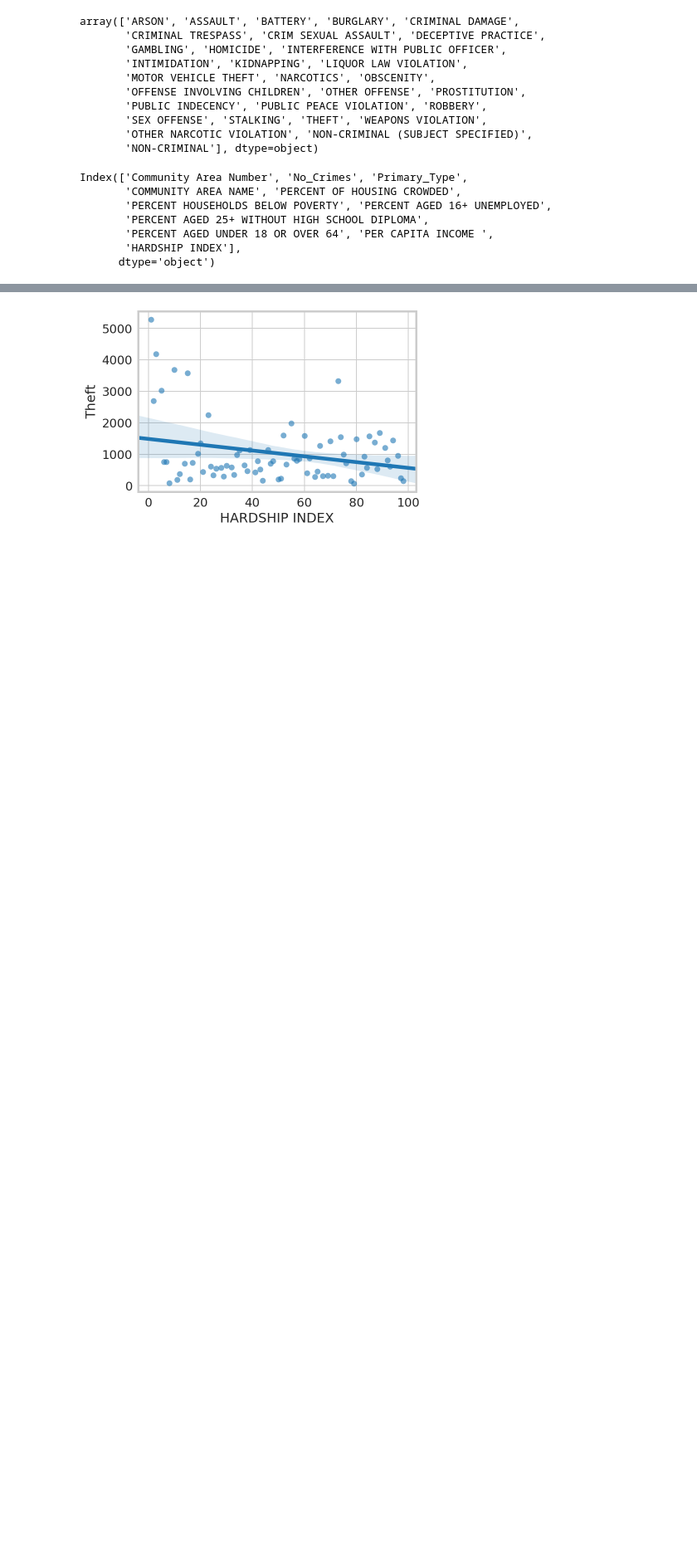
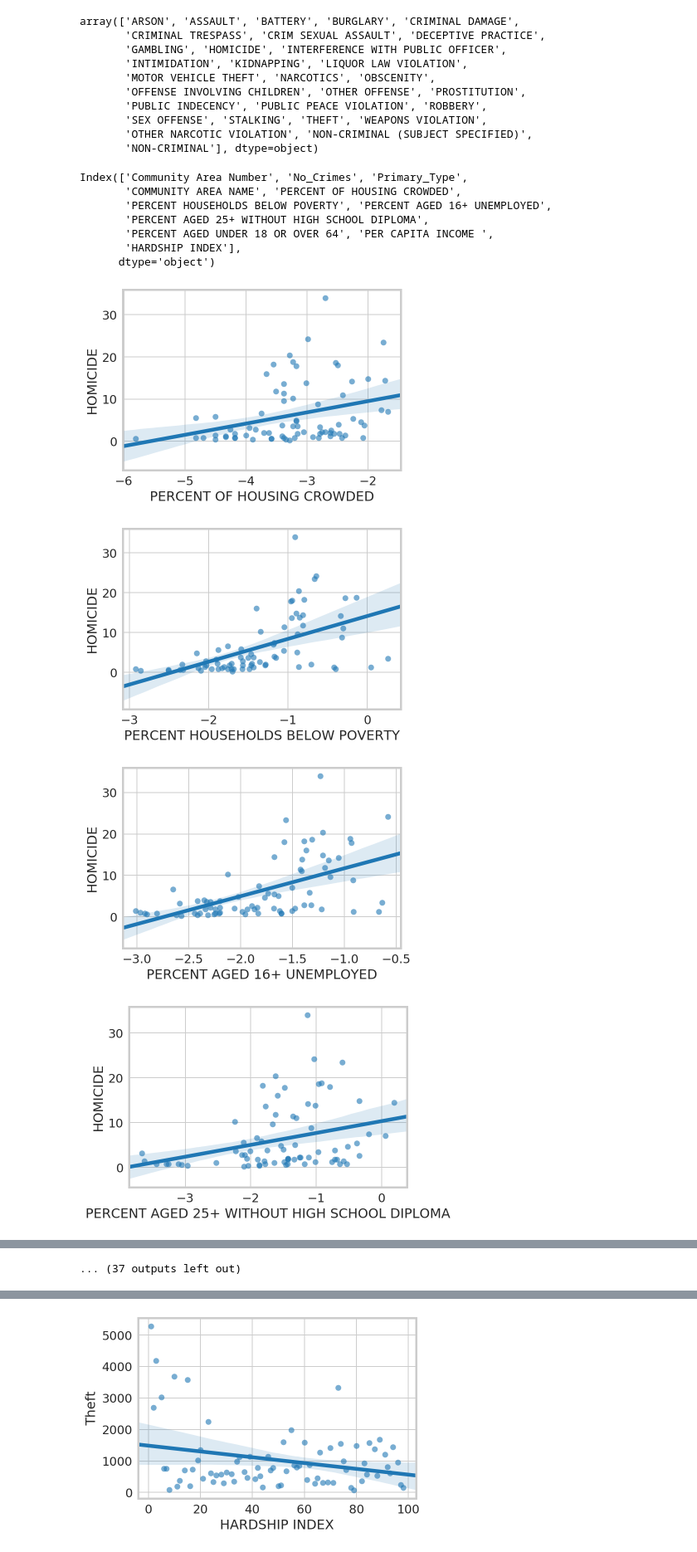
Before and after one commit to bac2qh/ippp_Final_Project, a Jupyter notebook: Crime_Type_Reg_xin.ipynb, the cells around one changed output, grey strips where cells are left out. Shown at 83% size. Cells and saved outputs as stored; diff of their text form; code cells hidden in the pictures; blank space fills up the shorter version.

```diff
--- a/Crime_Type_Reg_xin.ipynb
+++ b/Crime_Type_Reg_xin.ipynb
@@ -151,0 +116,2 @@ crime_list = ['HOMICIDE', 'WEAPONS VIOLATION']
+# %%
+crimes_list = ['HOMICIDE', 'WEAPONS VIOLATION', 'THEFT', 'KIDNAPPING', 'NARCOTICS', 'ROBBERY', 'SEX OFFENSE']
@@ -151,0 +125,17 @@ crime_list = ['HOMICIDE', 'WEAPONS VIOLATION']
+# %%
+crimes_counter = 0
+for crime in crimes_list:
+    socio_counter = 0
+    for socio in socio_list:
+        crimes_df = mix_type_logit.loc[(mix_type_logit['Primary_Type'] == crimes_list[crimes_counter])]
+        ax = plt.figure()
+        ax = sns.regplot(x = socio_list[socio_counter], y = 'No_Crimes', data = crimes_df, scatter_kws = {"alpha" : 0.6})
+        ax.set_ylabel(crimes_list[crimes_counter])
+        socio_counter += 1
+
+    crimes_counter += 1
+# %% [output]
+[figure, added]
+[figure, added]
+[figure, added]
+[figure, added]
@@ -151,0 +150 @@ crime_list = ['HOMICIDE', 'WEAPONS VIOLATION']
+... (37 outputs left out)
```
Also changed, not shown: parts of 9 cells of this notebook.
